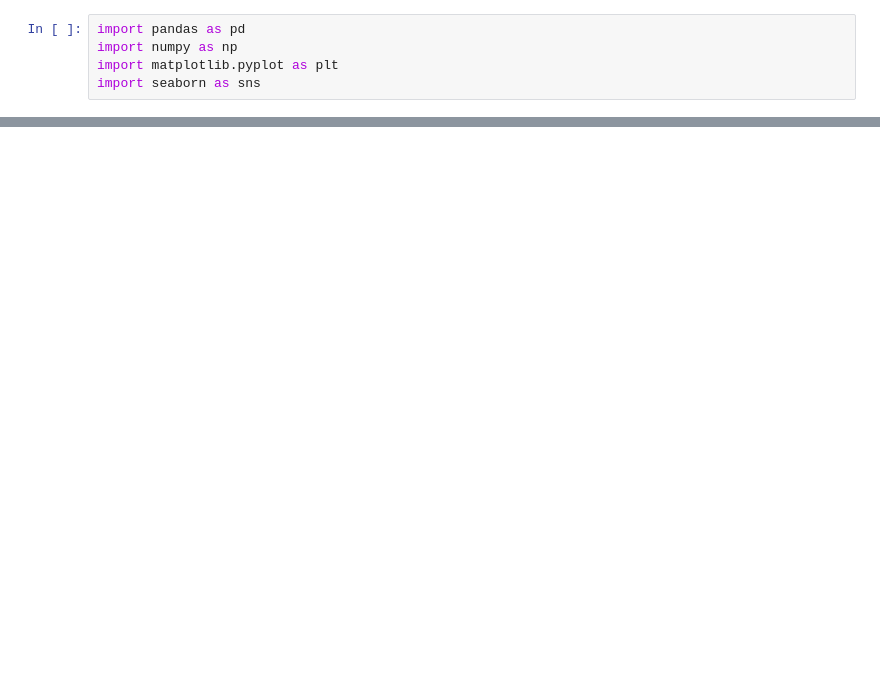
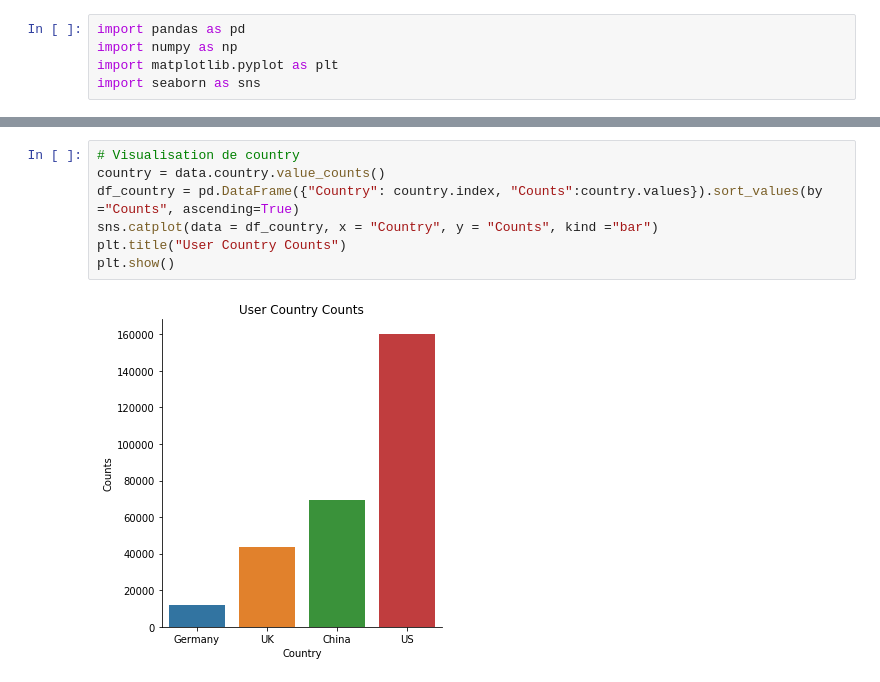
Before and after one commit to DialloYoussouf/Jedhabootcamp_Projects, a Jupyter notebook: CONVERSION RATE/Project_Conversion_Rate_Challenge.ipynb, the cells around one changed output, grey strips where cells are left out. Cells and saved outputs as stored; diff of their text form; blank space fills up the shorter version.

```diff
--- a/CONVERSION RATE/Project_Conversion_Rate_Challenge.ipynb
+++ b/CONVERSION RATE/Project_Conversion_Rate_Challenge.ipynb
@@ -34,0 +122,9 @@ display(desc)
+# %%
+# Visualisation de country
+country = data.country.value_counts()
+df_country = pd.DataFrame({"Country": country.index, "Counts":country.values}).sort_values(by ="Counts", ascending=True)
+sns.catplot(data = df_country, x = "Country", y = "Counts", kind ="bar")
+plt.title("User Country Counts")
+plt.show()
+# %% [output]
+[figure, added]
```
Also changed, not shown: parts of 51 cells of this notebook, 4 other files.
